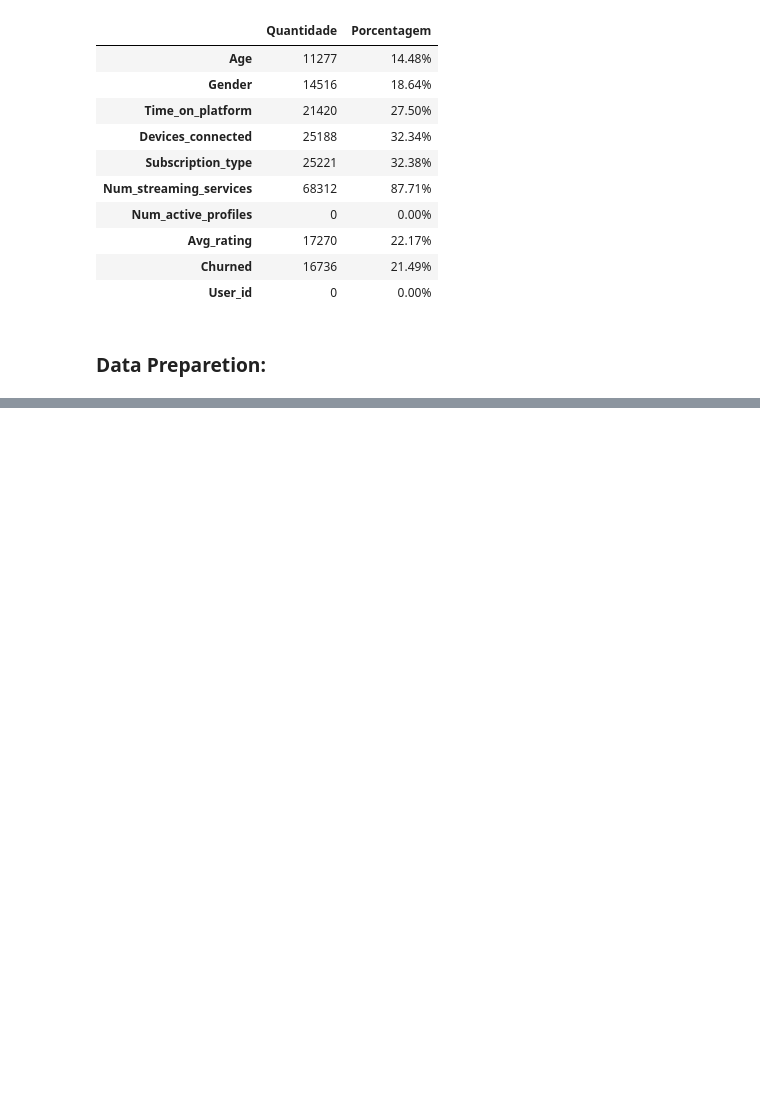
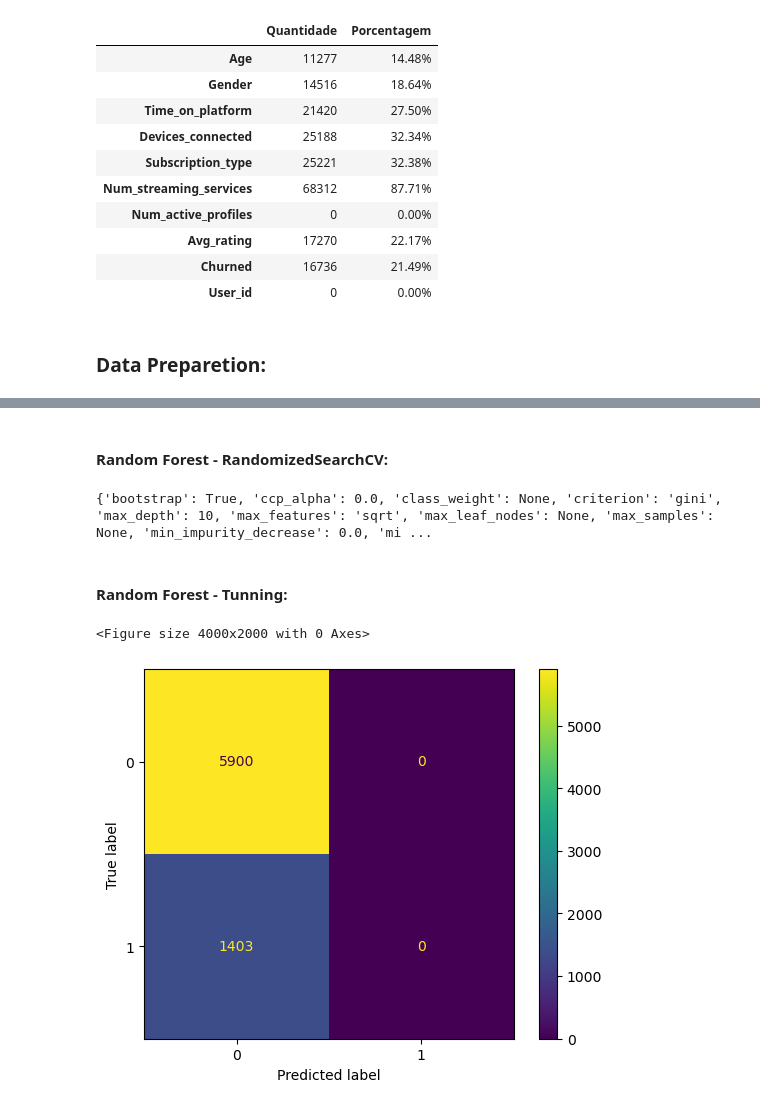
Before and after one commit to SamuelBarbosaDev/Churn_Prediction_Model, a Jupyter notebook: core/core/main.ipynb, the cells around one changed output, grey strips where cells are left out. Drawn from its saved outputs; the diff is of its cells as text; code cells hidden in the pictures; blank space fills up the shorter version.

```diff
--- a/core/core/main.ipynb
+++ b/core/core/main.ipynb
@@ -144,0 +453,2 @@ df[colunas_float] = churn_prediction.convertendo_colunas(
+# %% [markdown]
+#### Random Forest - RandomizedSearchCV:
@@ -144,0 +466,42 @@ df[colunas_float] = churn_prediction.convertendo_colunas(
+# %%
+print(parameters)
+# %% [output]
+{'bootstrap': True, 'ccp_alpha': 0.0, 'class_weight': None, 'criterion': 'gini', 'max_depth': 10, 'max_features': 'sqrt', 'max_leaf_nodes': None, 'max_samples': None, 'min_impurity_decrease': 0.0, 'mi ...
+# %% [markdown]
+#### Random Forest - Tunning:
+# %%
+modelo = RandomForestClassifier(
+    bootstrap=True,
+    ccp_alpha=0.0,
+    class_weight=None,
+    criterion='gini',
+    max_depth=10,
+    max_features='sqrt',
+    max_leaf_nodes=None,
+    max_samples=None,
+    min_impurity_decrease=0.0,
+    min_samples_leaf=1,
+    min_samples_split=2,
+    min_weight_fraction_leaf=0.0,
+    n_estimators=100,
+    n_jobs=None,
+    oob_score=False,
+    random_state=None,
+    verbose=0,
+    warm_start=False
+)
+# %%
+training, y_pred, x_train, x_test, y_train, y_test = churn_prediction.training(
+    x=x,
+    y=y,
+    modelo=modelo
+);
+# %%
+churn_prediction.gráfico_matrix_confusão(
+    training=training,
+    y_test=y_test,
+    x_test=x_test,
+);
+# %% [output]
+<Figure size 4000x2000 with 0 Axes>
+[figure, added]
```
Also changed, not shown: parts of 35 cells of this notebook.
